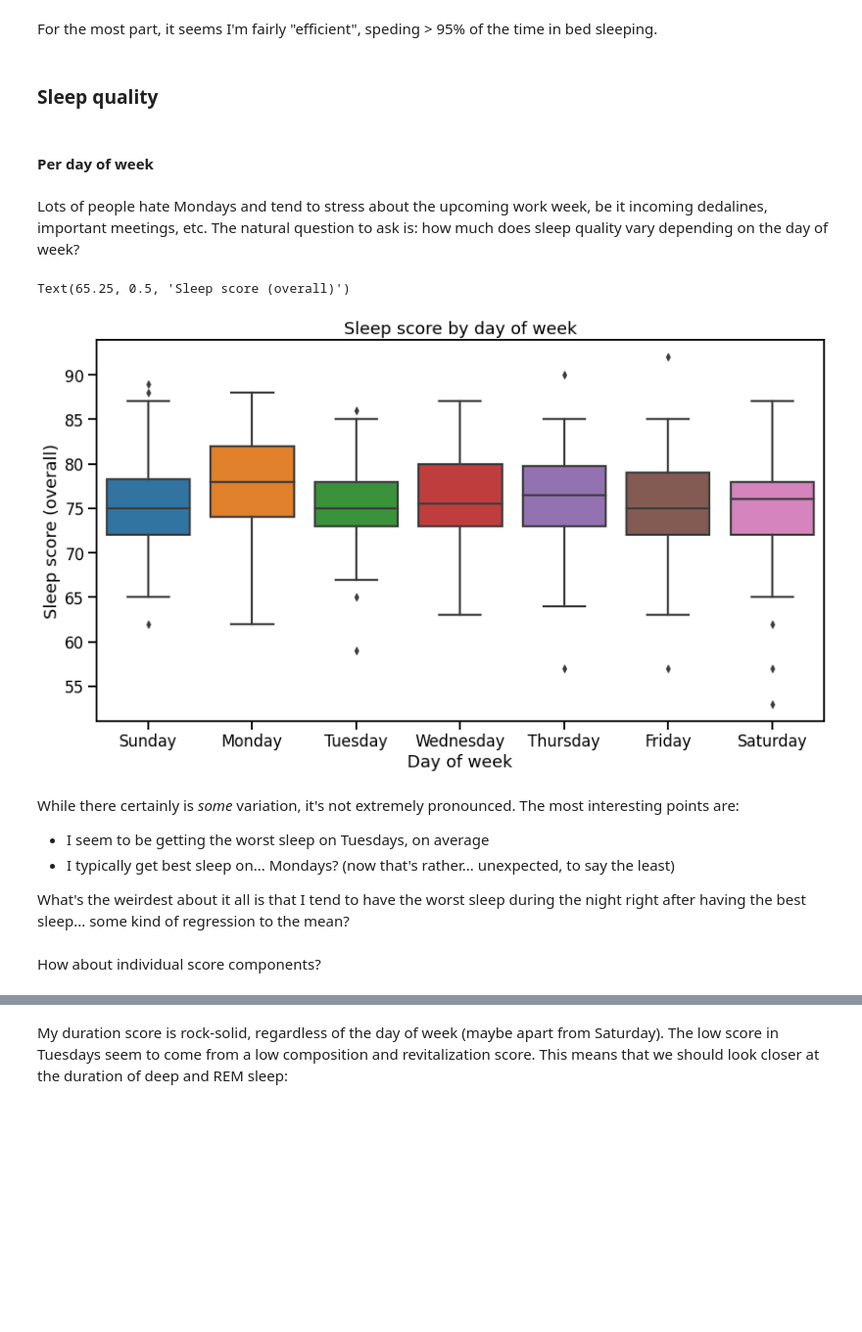
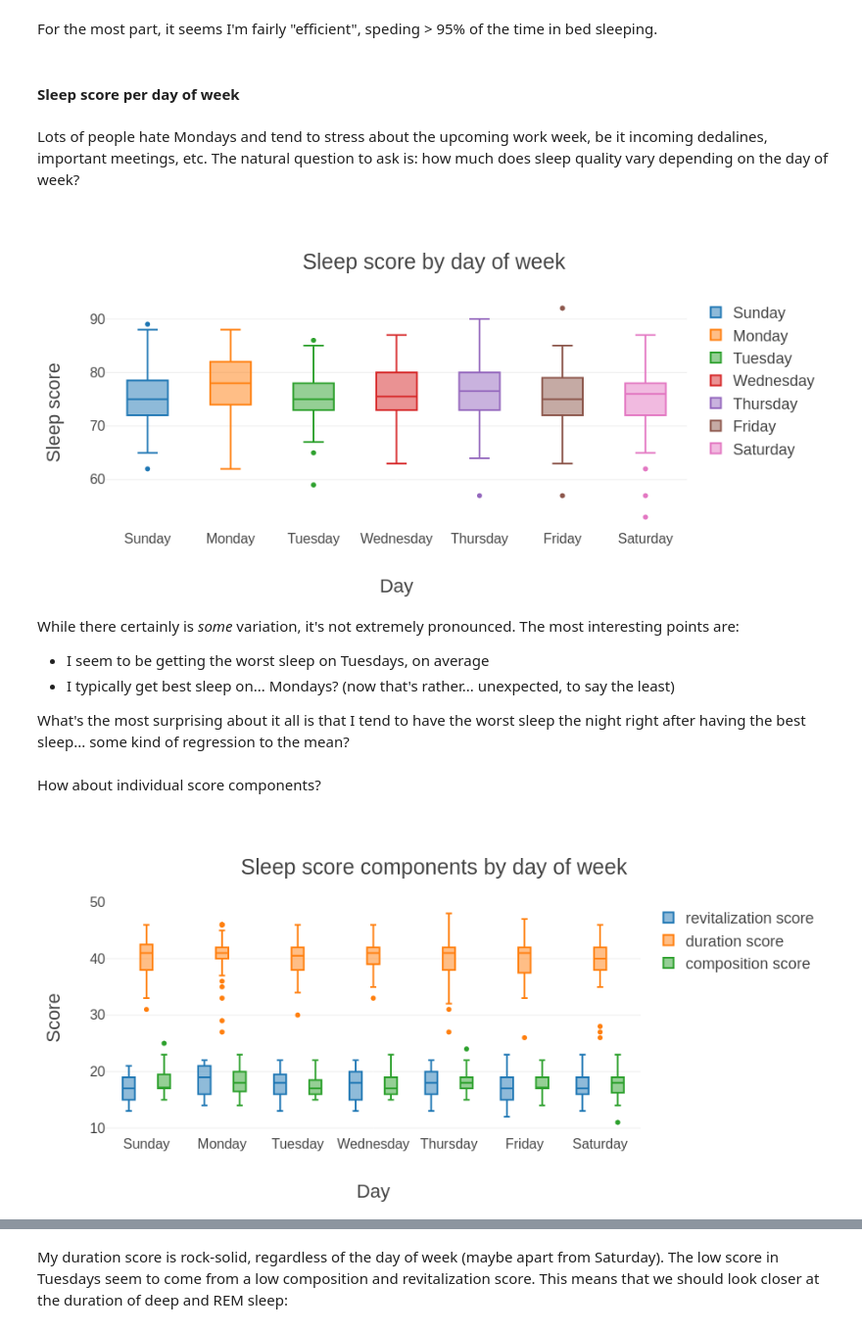
Before and after one commit to slazien/fitbit_analysis, a Jupyter notebook: notebooks/data_processing.ipynb, the cells around one changed output, grey strips where cells are left out. Shown at 98% size. Saved outputs shown, nothing was run; the diff lists cells and outputs as text; code cells hidden in the pictures; blank space fills up the shorter version.

```diff
--- a/notebooks/data_processing.ipynb
+++ b/notebooks/data_processing.ipynb
@@ -236,6 +249,8 @@ PLOTLY_TITLE_SIZE_SUBPLOTS = 22
 PLOTLY_AXES_SIZE_SUBPLOTS = 16
 PLOTLY_TITLE_CENTER_DICT = {"x": 0.5, "xanchor": "center", "yanchor": "top"}
 pio.templates.default = 'none'
+
+df_sleep_merged["minutesAsleep_rolling_std"] = df_sleep_merged["minutesAsleep"].rolling(7).std()
 
 plot_two_subplots_plotly(
     titles=("Sleep duration", "Standard deviation of sleep duration"),
@@ -395,35 +428,64 @@ df_sleep_merged.efficiency.mean()
 95.08390022675736
 # %% [markdown]
 For the most part, it seems I'm fairly "efficient", speding > 95% of the time in bed sleeping.
-# %% [markdown]
-### Sleep quality
 # %% [markdown]
-#### Per day of week
+#### Sleep score per day of week
 # %% [markdown]
 Lots of people hate Mondays and tend to stress about the upcoming work week, be it incoming dedalines, important meetings, etc. The natural question to ask is: how much does sleep quality vary depending on the day of week?
 # %%
 df_sleep_merged["day_of_week"] = df_sleep_merged.dateOfSleep.dt.day_name().astype("string")
 
-fig, ax = plt.subplots(1, 1, figsize=(12,4))
+fig = go.Figure(
+    layout = go.Layout(
+        title="Sleep score by day of week"
+    )
+)
 
-plt.tight_layout()
-plt.subplots_adjust(bottom=-0.5)
+for dow in df_sleep_merged["day_of_week"].unique():
+    fig.add_trace(go.Box(y=df_sleep_merged[df_sleep_merged["day_of_week"] == dow]["overall_score"], name=dow))
 
-sns.boxplot(x="day_of_week", y="overall_score", data=df_sleep_merged, ax=ax)
-ax.set_title("Sleep score by day of week")
-ax.set_xlabel("Day of week")
-ax.set_ylabel("Sleep score (overall)")
+fig.update_layout(
+    title=PLOTLY_TITLE_CENTER_DICT,
+    xaxis_title="Day",
+    yaxis_title="Sleep score",
+    font={"size": 18},
+    yaxis={"tickfont": {"size": 16}},
+    xaxis={"tickfont": {"size": 16}}
+)
 # %% [output]
-Text(65.25, 0.5, 'Sleep score (overall)')
-[figure, old version]
+[figure, new version]
 # %% [markdown]
 While there certainly is *some* variation, it's not extremely pronounced. The most interesting points are:
 
 - I seem to be getting the worst sleep on Tuesdays, on average
 - I typically get best sleep on... Mondays? (now that's rather... unexpected, to say the least)
 
-What's the weirdest about it all is that I tend to have the worst sleep during the night right after having the best sleep... some kind of regression to the mean?
+What's the most surprising about it all is that I tend to have the worst sleep the night right after having the best sleep... some kind of regression to the mean?
 # %% [markdown]
 How about individual score components?
 # %%
 df_sleep_merged_melt["day_of_week"] = df_sleep_merged_melt.dateOfSleep.dt.day_name().astype("string")
+
+fig = go.Figure(
+    layout=go.Layout(
+        title="Sleep score components by day of week"
+    )
+)
+
+for variable_name in SET_SCORE_RAW:
+    data = df_sleep_merged_melt[df_sleep_merged_melt["variable"] == variable_name]
+    fig.add_box(x=data["day_of_week"], y=data["value"], name=" ".join(variable_name.split("_")[:2]))
+
+fig.update_layout(
+    title={"x": 0.5, "xanchor": "center", "yanchor": "top"},
+    xaxis_title="Day",
+    yaxis_title="Score",
+    font={"size": 18},
+    yaxis={"tickfont": {"size": 16}},
+    xaxis={"tickfont": {"size": 16}},
+    boxmode="group"
+)
+
+fig.show()
+# %% [output]
+[figure, added]
```
Also changed, not shown: parts of 55 cells of this notebook.
